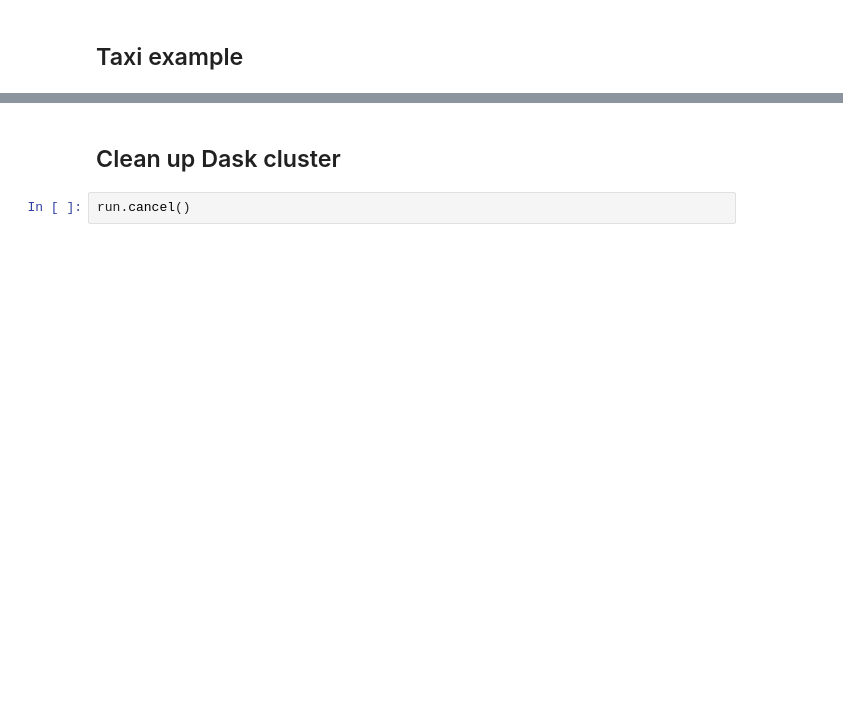
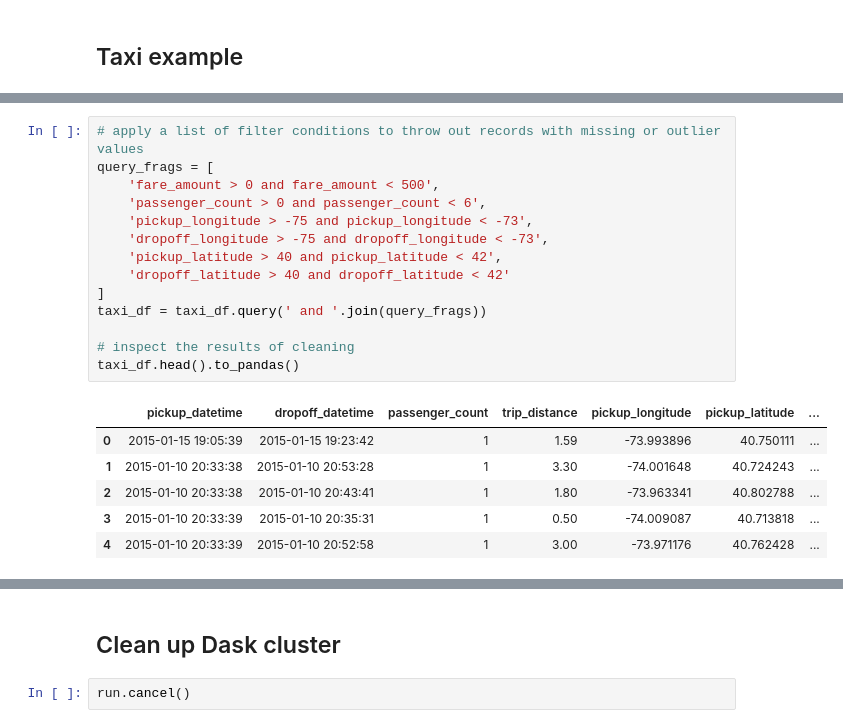
Before and after one commit to jacobtomlinson/notebooks-extended, a Jupyter notebook: conference_notebooks/KDD_2019/notebooks/taxi_azureml/demo.ipynb, the cells around one changed output, grey strips where cells are left out. Cells and saved outputs as stored; diff of their text form; blank space fills up the shorter version.

```diff
--- a/conference_notebooks/KDD_2019/notebooks/taxi_azureml/demo.ipynb
+++ b/conference_notebooks/KDD_2019/notebooks/taxi_azureml/demo.ipynb
@@ -255,0 +314,21 @@ float(m)
+# %%
+# apply a list of filter conditions to throw out records with missing or outlier values
+query_frags = [
+    'fare_amount > 0 and fare_amount < 500',
+    'passenger_count > 0 and passenger_count < 6',
+    'pickup_longitude > -75 and pickup_longitude < -73',
+    'dropoff_longitude > -75 and dropoff_longitude < -73',
+    'pickup_latitude > 40 and pickup_latitude < 42',
+    'dropoff_latitude > 40 and dropoff_latitude < 42'
+]
+taxi_df = taxi_df.query(' and '.join(query_frags))
+
+# inspect the results of cleaning
+taxi_df.head().to_pandas()
+# %% [output]
+|  | pickup_datetime | dropoff_datetime | passenger_count | trip_distance | pickup_longitude | pickup_latitude | ... |
+| 0 | 2015-01-15 19:05:39 | 2015-01-15 19:23:42 | 1 | 1.59 | -73.993896 | 40.750111 | ... |
+| 1 | 2015-01-10 20:33:38 | 2015-01-10 20:53:28 | 1 | 3.30 | -74.001648 | 40.724243 | ... |
+| 2 | 2015-01-10 20:33:38 | 2015-01-10 20:43:41 | 1 | 1.80 | -73.963341 | 40.802788 | ... |
+| 3 | 2015-01-10 20:33:39 | 2015-01-10 20:35:31 | 1 | 0.50 | -74.009087 | 40.713818 | ... |
+| 4 | 2015-01-10 20:33:39 | 2015-01-10 20:52:58 | 1 | 3.00 | -73.971176 | 40.762428 | ... |
```
Also changed, not shown: parts of 39 cells of this notebook, 2 other files.
